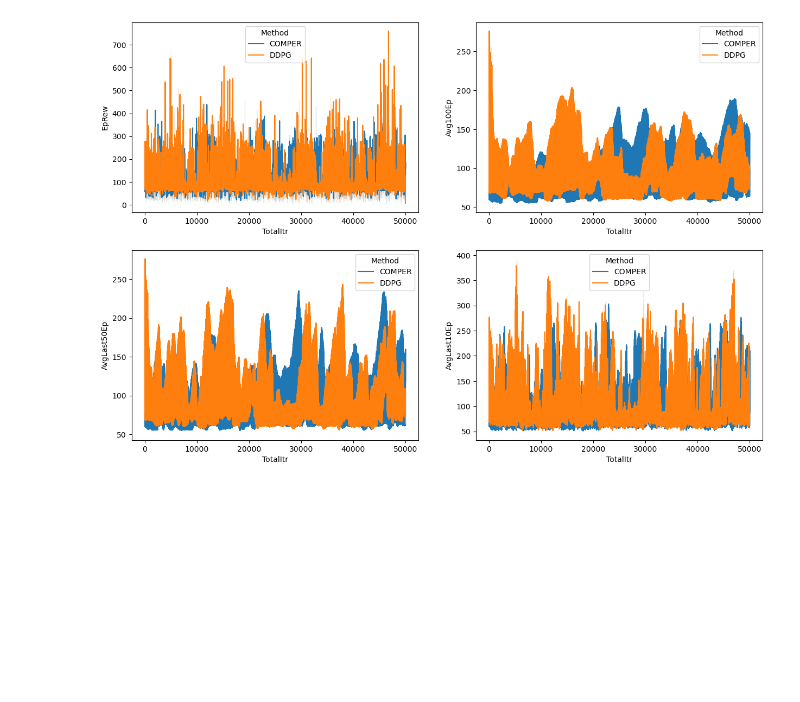
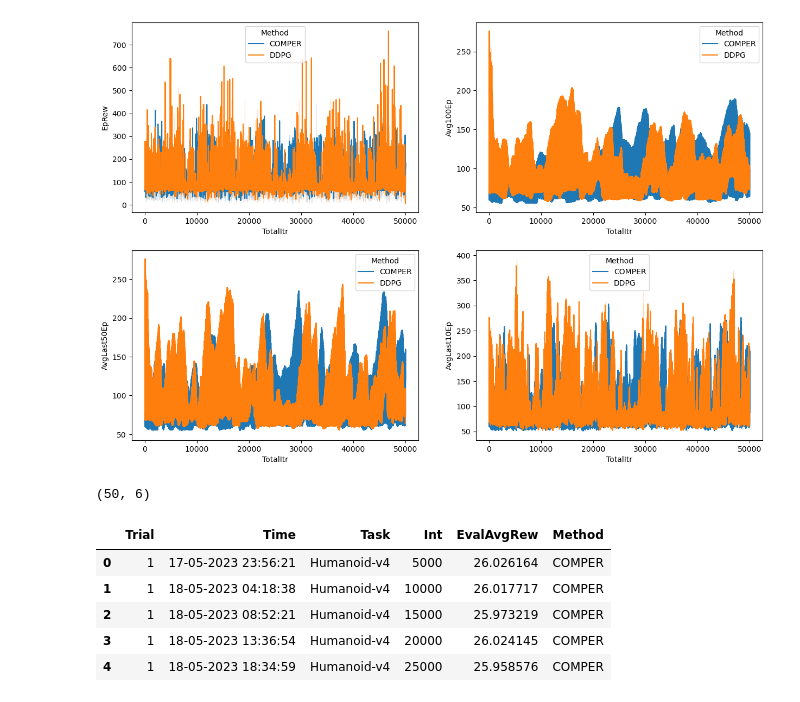
Before and after one commit to DanielEugenioNeves/COMPER-GYM-RESULTS, a Jupyter notebook: Humanoid-v4.ipynb, the cells around one changed output. Drawn from its saved outputs; the diff is of its cells as text; code cells hidden in the pictures; blank space fills up the shorter version.

```diff
--- a/Humanoid-v4.ipynb
+++ b/Humanoid-v4.ipynb
@@ -106,3 +117,18 @@ sns.lineplot(data=df, x="TotalItr", y="AvgLast10Ep",hue="Method",ax=axs[1][1])
 # %% [output]
 <Axes: xlabel='TotalItr', ylabel='AvgLast10Ep'>
 [figure]
+# %%
+path ='COMPER_DDPG/data/'+env+'/eval/progress.json'
+df_comper_eval = pd.read_json(path,lines=True)
+df_comper_eval["Method"]="COMPER"
+#df_comper_eval=df_comper_eval[df_comper_eval["Trial"]==1]
+print(df_comper_eval.shape)
+df_comper_eval.head()
+# %% [output]
+(50, 6)
+|  | Trial | Time | Task | Int | EvalAvgRew | Method |
+| 0 | 1 | 17-05-2023 23:56:21 | Humanoid-v4 | 5000 | 26.026164 | COMPER |
+| 1 | 1 | 18-05-2023 04:18:38 | Humanoid-v4 | 10000 | 26.017717 | COMPER |
+| 2 | 1 | 18-05-2023 08:52:21 | Humanoid-v4 | 15000 | 25.973219 | COMPER |
+| 3 | 1 | 18-05-2023 13:36:54 | Humanoid-v4 | 20000 | 26.024145 | COMPER |
+| 4 | 1 | 18-05-2023 18:34:59 | Humanoid-v4 | 25000 | 25.958576 | COMPER |
```
Also changed, not shown: parts of 6 cells of this notebook, 29 other files.
